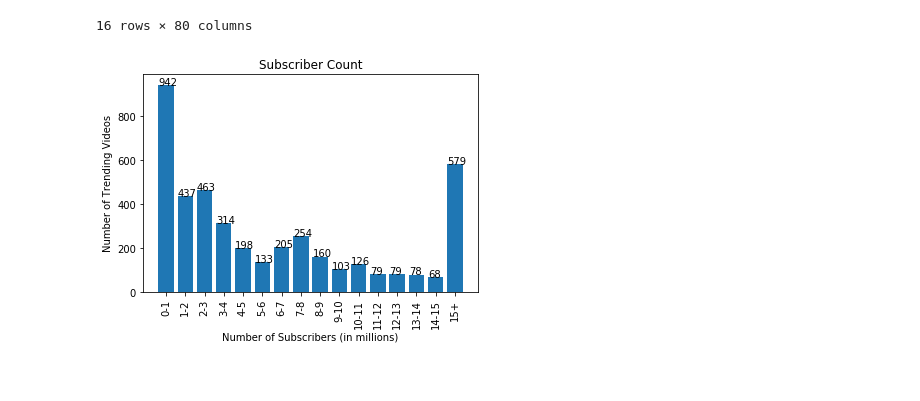
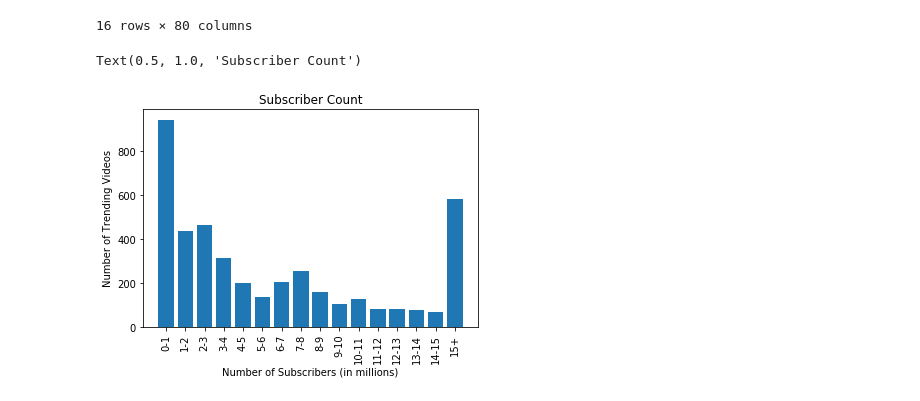
Before and after one commit to hannah8075/youtube-analysis, a Jupyter notebook: video_data.ipynb, the cells around one changed output. Drawn from its saved outputs; the diff is of its cells as text; code cells hidden in the pictures.

Commit message:
graph change

```diff
--- a/video_data.ipynb
+++ b/video_data.ipynb
@@ -100,17 +100,13 @@ subscribers_df.describe()
 # %%
 subscribers_data = subscribers_df["subscriber range"].value_counts()
 subscribers_data
 
-bars = plt.bar(bin_titles, subscribers_data.values)
+plt.bar(bin_titles, subscribers_data.values)
 
 plt.xticks(rotation=90)
 plt.ylabel("Number of Trending Videos")
 plt.xlabel("Number of Subscribers (in millions)")
 plt.title("Subscriber Count")
-
-for bar in bars:
-    yval = bar.get_height()
-    plt.text(bar.get_x(), yval + .005, yval)
-plt.show()
 # %% [output]
+Text(0.5, 1.0, 'Subscriber Count')
-[figure, old version]
+[figure, new version]
```
Also changed, not shown: parts of 1 cell of this notebook.
